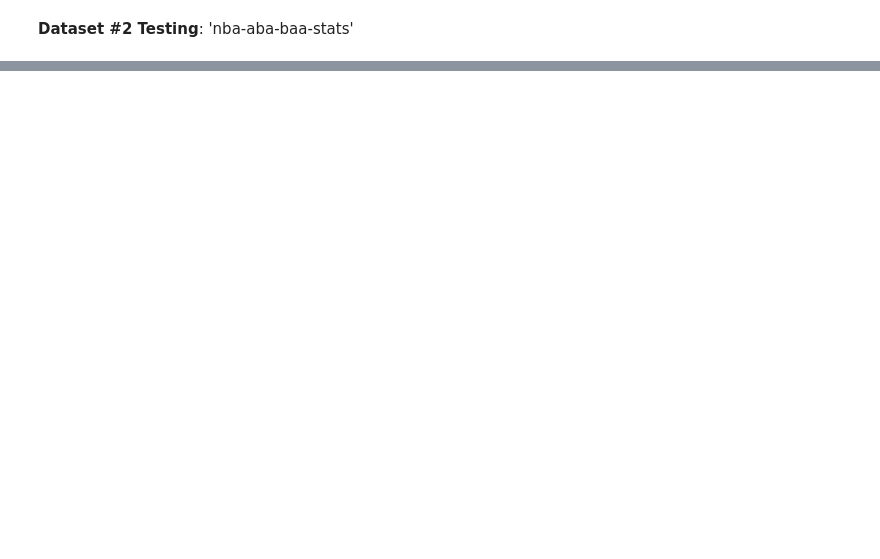
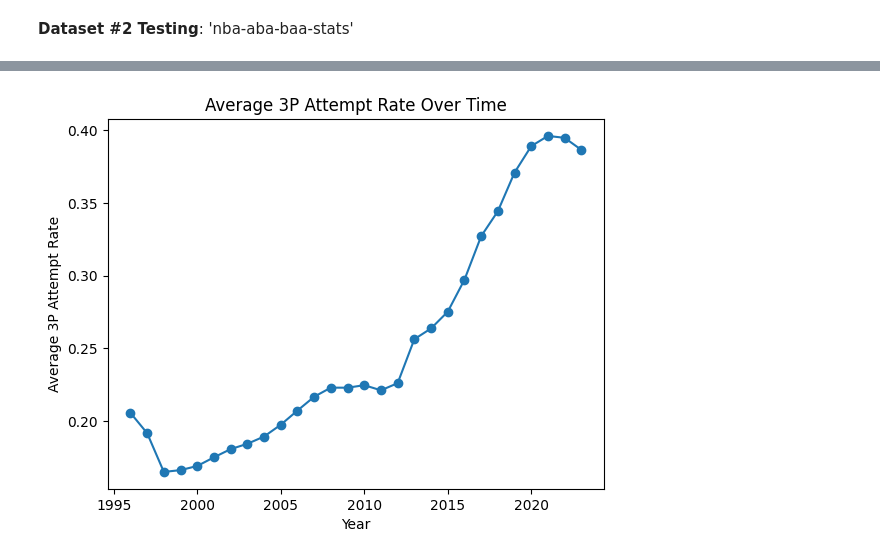
Before and after one commit to James-Heile/NSF-ATE-Internship, a Jupyter notebook: moreyball.ipynb, the cells around one changed output, grey strips where cells are left out. Drawn from its saved outputs; the diff is of its cells as text; code cells hidden in the pictures; blank space fills up the shorter version.

Commit message:
Kaggle Notebook | Moreyball: Rough Draft | Version 5

```diff
--- a/moreyball.ipynb
+++ b/moreyball.ipynb
@@ -74,0 +112,7 @@ After exploring several CSV files from both datasets, I believe **Dataset 1** wi
+# %%
+#datset 1 function utilization
+pd.set_option('display.max_columns', None)
+
+df = pd.read_csv('/kaggle/input/basketball/csv/game.csv', parse_dates=['game_date'])
+
+df.shape
@@ -74,0 +197,18 @@ After exploring several CSV files from both datasets, I believe **Dataset 1** wi
+# %%
+games_df['3p_rate'] = games_df['fg3a'] / games_df['fga']
+
+#group seasons and computing the average 3P attempt rate
+yearly_3p_rate = games_df.groupby('season')['3p_rate'].mean().sort_index()
+
+yearly_3p_rate = yearly_3p_rate[yearly_3p_rate.index >= 1996]
+
+#plotting a different view for better year over year growth metrics
+yearly_3p_rate.plot(
+    kind='line',
+    title='Average 3P Attempt Rate Over Time',
+    xlabel='Year',
+    ylabel='Average 3P Attempt Rate',
+    marker='o'
+);
+# %% [output]
+[figure, added]
```
Also changed, not shown: parts of 22 cells of this notebook.
